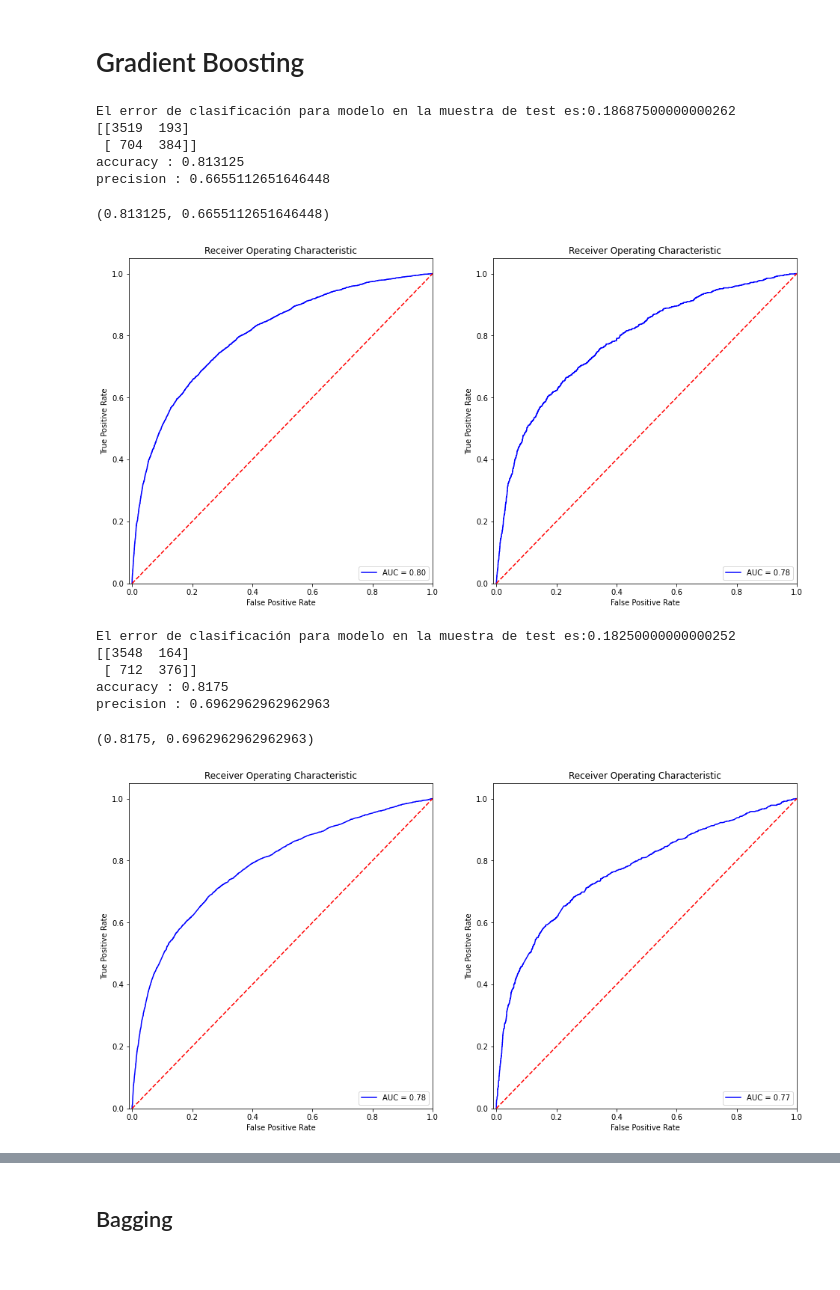
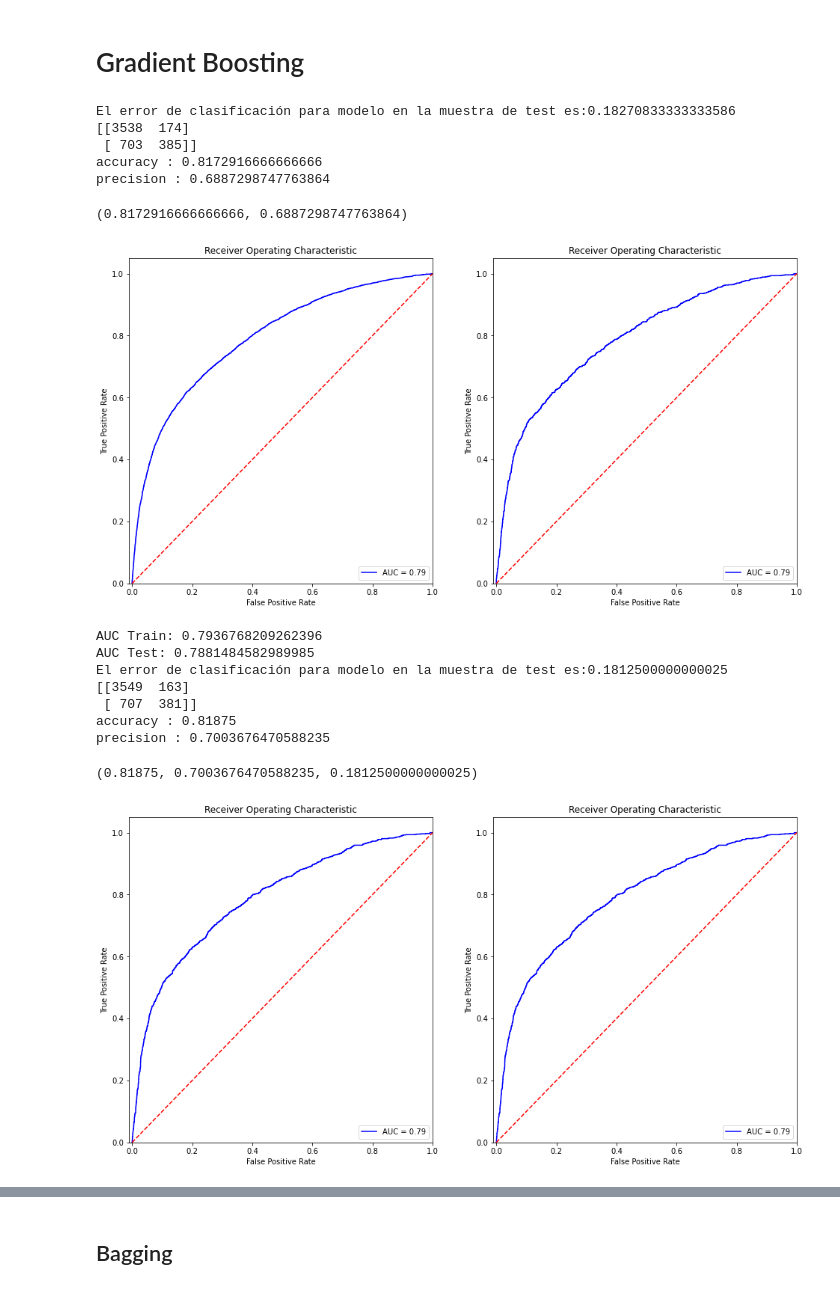
Before and after one commit to paulguz261/MIAD_20231_intro_machine_learning_grupal, a Jupyter notebook: kaggle/competencia.ipynb, the cells around one changed output, grey strips where cells are left out. Cells and saved outputs as stored; diff of their text form; code cells hidden in the pictures.

```diff
--- a/kaggle/competencia.ipynb
+++ b/kaggle/competencia.ipynb
@@ -225,6 +228,19 @@ def transform_x(X_in):
 
 XTrain_transform = transform_x(XTrain)
 XTest_transform = transform_x(XTest)
+# %%
+from sklearn.preprocessing import OneHotEncoder
+
+# get dummies
+col_dummies = ['MARRIAGE','EDUCATION','SEX'] + ["PAY_{i}".format(i=x) for x in np.arange(1,7)]
+
+encoder = OneHotEncoder(drop='first',handle_unknown='ignore')
+encoder.fit(XTrain_transform[col_dummies])
+
+XTrain_transform = pd.concat([XTrain_transform,pd.DataFrame(encoder.transform(XTrain_transform[col_dummies]).toarray(), columns = encoder.get_feature_names_out(), index = XTrain_transform.index)], axis = 1)
+#XTrain_transform = XTrain_transform.drop(columns=col_dummies)
+XTest_transform = pd.concat([XTest_transform,pd.DataFrame(encoder.transform(XTest_transform[col_dummies]).toarray(), columns = encoder.get_feature_names_out(), index = XTest_transform.index)], axis = 1)
+#XTest_transform = XTest_transform.drop(columns=col_dummies)
 # %%
 data_train = pd.concat([XTrain_transform,yTrain],axis=1)
 
@@ -540,8 +574,8 @@ precision : 0.681640625
 (0.8120833333333334, 0.681640625)
 [figure]
 # %%
-# clfRF = RandomForestClassifier(random_state=0,max_depth = 4, n_estimators=200)
-# clfRF.fit(XTrain_transform_envoltura, yTrain)
+clfRF = RandomForestClassifier(random_state=0,max_depth = 4, n_estimators=200)
+clfRF.fit(XTrain_transform, yTrain)
 
-# graficas_roc_test_train(XTrain_transform_envoltura, yTrain, XTest_transform_envoltura, yTest, clfRF)
-# metricas_modelo(XTest_transform_envoltura, yTest, clfRF)
+graficas_roc_test_train(XTrain_transform, yTrain, XTest_transform, yTest, clfRF)
+metricas_modelo(XTest_transform, yTest, clfRF)
@@ -623,32 +667,32 @@ ax.set_xticklabels(ejeX, rotation = 90)
 # %% [markdown]
 # Gradient Boosting
 # %%
-#clfGB= GradientBoostingClassifier(learning_rate=1.0,max_depth=1,random_state=0,n_estimators=200) # fue el enviado
-clfGB= GradientBoostingClassifier(learning_rate=1.0,max_depth=1,random_state=0,n_estimators=200)
+clfGB= GradientBoostingClassifier(learning_rate=0.05,max_depth=1,random_state=0,n_estimators=1000)
 clfGB.fit(XTrain_transform, yTrain)
 
 graficas_roc_test_train(XTrain_transform, yTrain, XTest_transform, yTest, clfGB)
 metricas_modelo(XTest_transform, yTest, clfGB)
 # %% [output]
-El error de clasificación para modelo en la muestra de test es:0.18687500000000262
-[[3519  193]
- [ 704  384]]
-accuracy : 0.813125
-precision : 0.6655112651646448
+El error de clasificación para modelo en la muestra de test es:0.18270833333333586
+[[3538  174]
+ [ 703  385]]
+accuracy : 0.8172916666666666
+precision : 0.6887298747763864
-(0.813125, 0.6655112651646448)
+(0.8172916666666666, 0.6887298747763864)
-[figure, old version]
+[figure, new version]
 # %%
-#clfGB= GradientBoostingClassifier(learning_rate=1.0,max_depth=1,random_state=0,n_estimators=200) # fue el enviado
-clfGB= GradientBoostingClassifier(learning_rate=1.0,max_depth=1,random_state=0,n_estimators=200)
-clfGB.fit(XTrain_transform_envoltura, yTrain)
+clfGB= GradientBoostingClassifier(learning_rate=0.05,max_depth=1,random_state=0,n_estimators=985, loss='exponential')
+clfGB.fit(XTrain_transform, yTrain)
 
-graficas_roc_test_train(XTrain_transform_envoltura, yTrain, XTest_transform_envoltura, yTest, clfGB)
-metricas_modelo(XTest_transform_envoltura, yTest, clfGB)
+graficas_roc_test_train(XTrain_transform, yTrain, XTest_transform, yTest, clfGB)
+metricas_modelo(XTest_transform, yTest, clfGB)
 # %% [output]
-El error de clasificación para modelo en la muestra de test es:0.18250000000000252
-[[3548  164]
- [ 712  376]]
-accuracy : 0.8175
-precision : 0.6962962962962963
+AUC Train: 0.7936768209262396
+AUC Test: 0.7881484582989985
+El error de clasificación para modelo en la muestra de test es:0.1812500000000025
+[[3549  163]
+ [ 707  381]]
+accuracy : 0.81875
+precision : 0.7003676470588235
-(0.8175, 0.6962962962962963)
+(0.81875, 0.7003676470588235, 0.1812500000000025)
-[figure, old version]
+[figure, new version]
```
Also changed, not shown: parts of 18 cells of this notebook.
